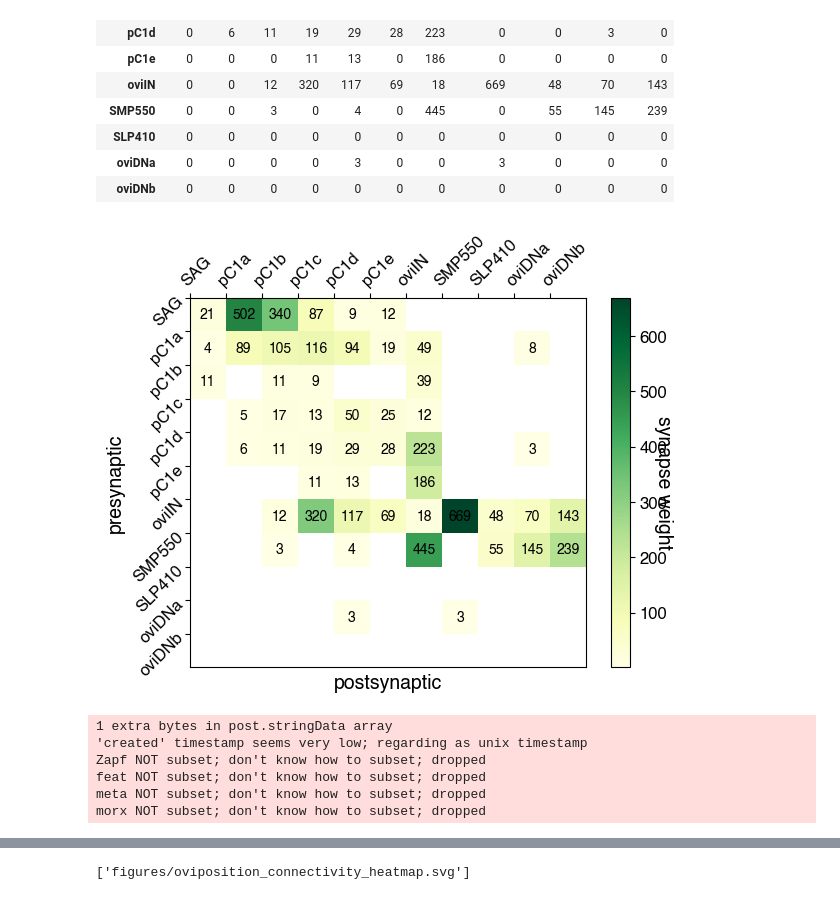
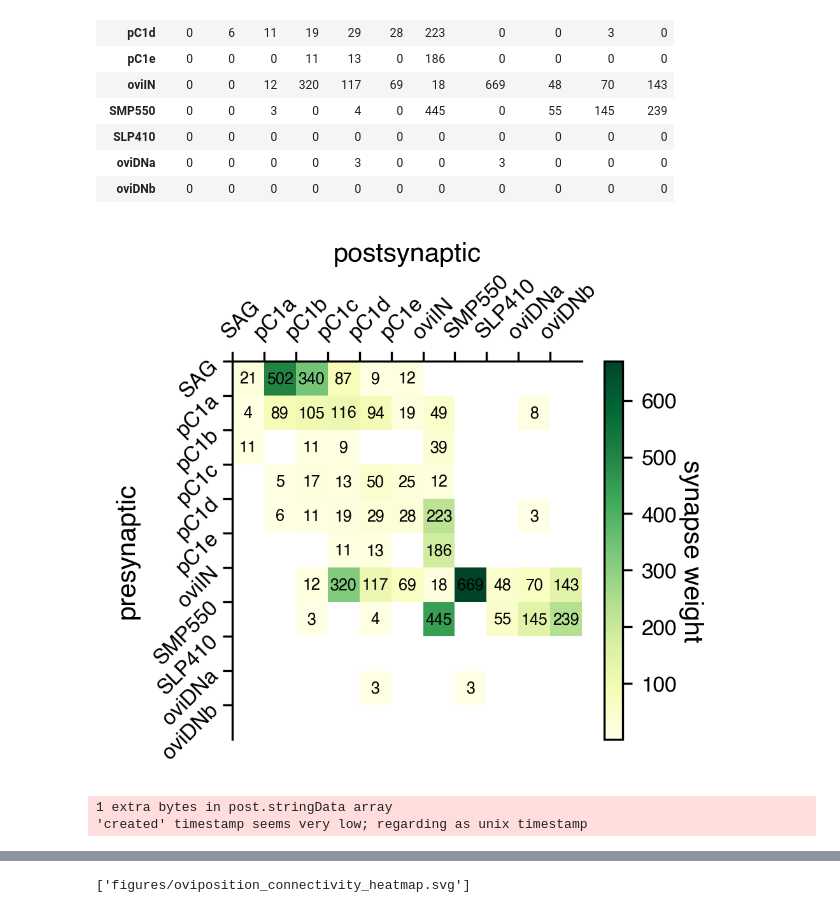
Before and after one commit to Gutierrez-lab/oviIN-inputs, a Jupyter notebook: oviposition_circuit.ipynb, the cells around one changed output, grey strips where cells are left out. Drawn from its saved outputs; the diff is of its cells as text; code cells hidden in the pictures.

```diff
--- a/oviposition_circuit.ipynb
+++ b/oviposition_circuit.ipynb
@@ -54,0 +48,8 @@ plt.rcParams['legend.fontsize'] = 12  # Legend font size
+# %%
+plt.rcParams['font.size'] = 9  # Default text size
+plt.rcParams['axes.titlesize'] = 12  # Title size
+plt.rcParams['figure.titlesize'] = 12  # Figure title size
+plt.rcParams['axes.labelsize'] = 10  # X and Y label size
+plt.rcParams['xtick.labelsize'] = 9  # X tick label size
+plt.rcParams['ytick.labelsize'] = 9  # Y tick label size
+plt.rcParams['legend.fontsize'] = 9  # Legend font size
@@ -232,8 +241,12 @@ import numpy as np
 import matplotlib
 import matplotlib as mpl
 
-fig, ax = plt.subplots()
+fig, ax = plt.subplots(figsize=(3.35, 3), dpi=300, tight_layout='tight')  # Set the figure size and resolution
+#fig.set_figwidth(3.35)
 im = ax.pcolormesh(matrix)
+
+# force it to be square
+#ax.set_aspect('equal', adjustable='box')
 
 # show all ticks and label them
 ax.set_xticks(np.arange(len(matrix.columns)), labels=matrix.columns)
@@ -244,51 +257,51 @@ ax.invert_yaxis()
 
 # put xaxis at the top
 ax.xaxis.set_ticks_position('top')
+# remove bottom spine and put the top spine back
+ax.spines['bottom'].set_visible(False)
+ax.spines['top'].set_visible(True)
 
 # Rotate the tick labels and set their alignment.
 plt.setp(ax.get_xticklabels(), rotation=45, ha="left",
          rotation_mode="anchor")
 plt.setp(ax.get_yticklabels(), rotation=45, ha="right", rotation_mode="anchor")
 
 # label the axes
-# set xlabel at the top
 ax.set_xlabel('postsynaptic')
 ax.set_ylabel('presynaptic')
+# set xlabel at the top
+ax.xaxis.set_label_position('top')
 
 # show colorbar
 cbar = ax.figure.colorbar(im, ax=ax)
-cbar.ax.set_ylabel('synapse weight', rotation=-90, va="bottom")
+cbar.ax.set_ylabel('synapse weight', rotation=-90, va="bottom", labelpad=10)
 
 # choose color map
 cmap = mpl.cm.YlGn
 
 # set the minimum value to 1
 im.set_clim(1, matrix.values.max())
 # make first color white which will be for 0
 cmap.set_under('white')
 
 # set the colormap for the fig
 im.set_cmap(cmap)
 
 # annotate the matrix with the values
 for i in range(len(matrix.index)):
     for j in range(len(matrix.columns)):
         if matrix.values[i, j] > 0:
             ax.text(j + 0.5, i + 0.5, matrix.values[i, j],
-                ha="center", va="center", fontsize=10)
+                ha="center", va="center", fontsize=6)
 plt.show()
 # %% [output]
-[figure, old version]
+[figure, new version]
 # %%
 # export figure as pdf
 fig.savefig("figures/oviposition_connectivity_heatmap.pdf", bbox_inches='tight')
 # %% [output]
 1 extra bytes in post.stringData array
 'created' timestamp seems very low; regarding as unix timestamp
-Zapf NOT subset; don't know how to subset; dropped
-feat NOT subset; don't know how to subset; dropped
-meta NOT subset; don't know how to subset; dropped
-morx NOT subset; don't know how to subset; dropped
 # %%
 # used the example from the neuprint tutotial to make a heatmap
 matrix.index = matrix.index.astype(str)
```
Also changed, not shown: parts of 4 cells of this notebook, 3 other files.
